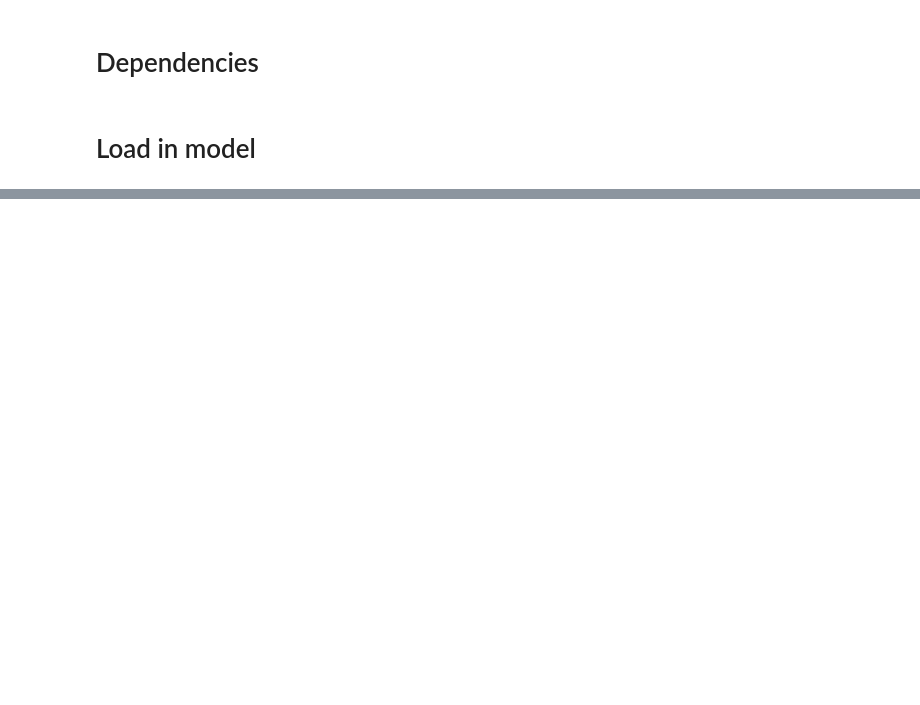
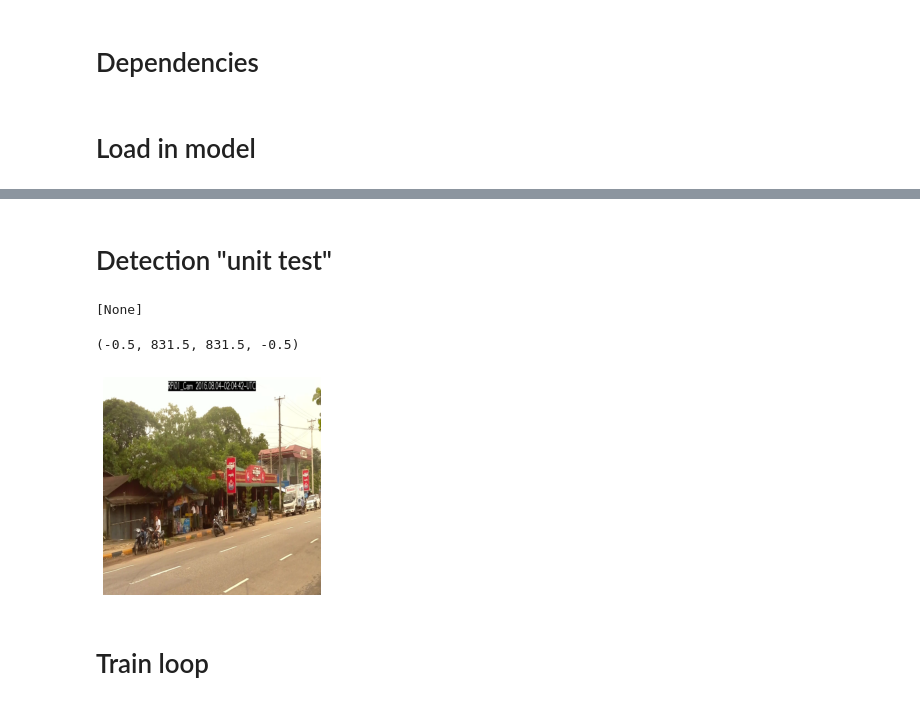
Before and after one commit to AntonJorg/02456-yolo, a Jupyter notebook: yolo.ipynb, the cells around one changed output, grey strips where cells are left out. Drawn from its saved outputs; the diff is of its cells as text; code cells hidden in the pictures; blank space fills up the shorter version.

Commit message:
Unit test in notebook and more.

```diff
--- a/yolo.ipynb
+++ b/yolo.ipynb
@@ -56,6 +32,6 @@ Darknet(
 # %%
 from model.dataloader import HELMETDataLoader
-dataloader = HELMETDataLoader("./data/HELMET_DATASET", shuffle=True, batch_size=6)
+dataloader = HELMETDataLoader("./data/HELMET_DATASET_DUMMY", shuffle=True, batch_size=6)
 # %%
 batch = next(iter(dataloader))
 
@@ -82 +58,3 @@ tensor([[[ 1.65076e+01,  1.21162e+01,  2.41438e+01,  ...,  2.54604e-01,  6.14942
 torch.Size([1, 42588, 85])
+# %% [markdown]
+# Detection "unit test"
@@ -82,0 +68,41 @@ torch.Size([1, 42588, 85])
+# %%
+# os.system('rm -rf ' + opt.output_folder)
+# os.makedirs(opt.output_folder, exist_ok=True)
+
+model.to(device).eval()
+
+# Set Dataloader
+# classes = load_classes(opt.class_path)  # Extracts class labels from file
+# dataloader = load_images(opt.image_folder, batch_size=opt.batch_size, img_size=opt.img_size)
+
+imgs = []  # Stores image paths
+img_detections = []  # Stores detections for each image index
+# for batch_i, (img_paths, img) in enumerate(dataloader):
+#     print(batch_i, img.shape, end=' ')
+
+batch = next(iter(dataloader))
+
+batch_imgs, batch_annotations = batch
+
+# Get detections
+with torch.no_grad():
+    # chip = torch.from_numpy(img).unsqueeze(0).to(device)
+    pred = model(batch_imgs[0].reshape(1, 3, 832, 832)) # pred = model(chip)
+    pred = pred[pred[:, :, 4] > opt['conf_thres']]
+
+    if len(pred) > 0:
+        detections = non_max_suppression(pred.unsqueeze(0), opt['conf_thres'], opt['nms_thres'])
+        img_detections.extend(detections)
+        # imgs.extend(img_paths)
+# %%
+detections
+# %% [output]
+[None]
+# %%
+plt.imshow(np.array(batch_imgs[0]).transpose([1, 2, 0]))
+plt.axis('off')
+# %% [output]
+(-0.5, 831.5, 831.5, -0.5)
+[figure, added]
+# %% [markdown]
+# Train loop
```
Also changed, not shown: parts of 9 cells of this notebook.
